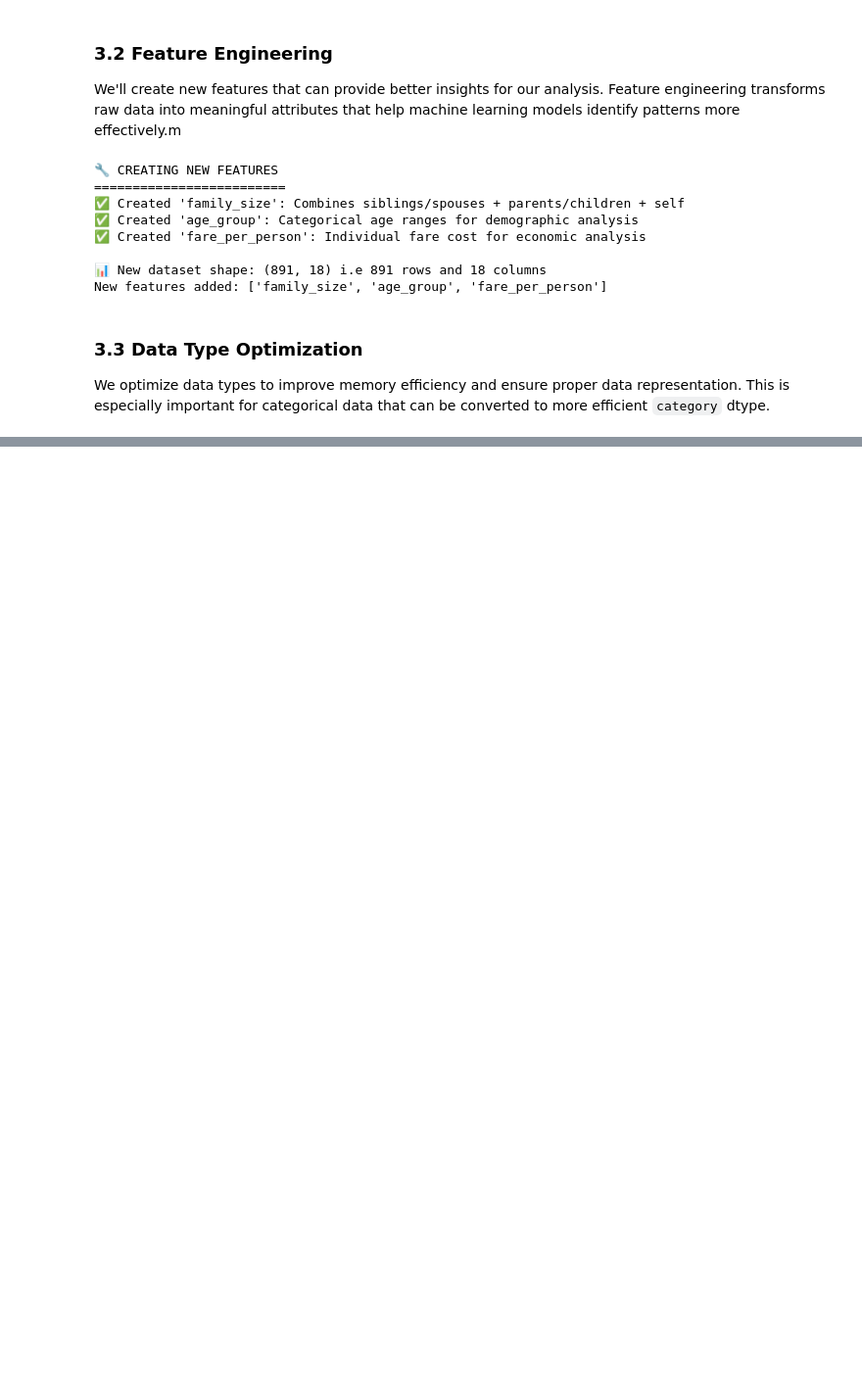
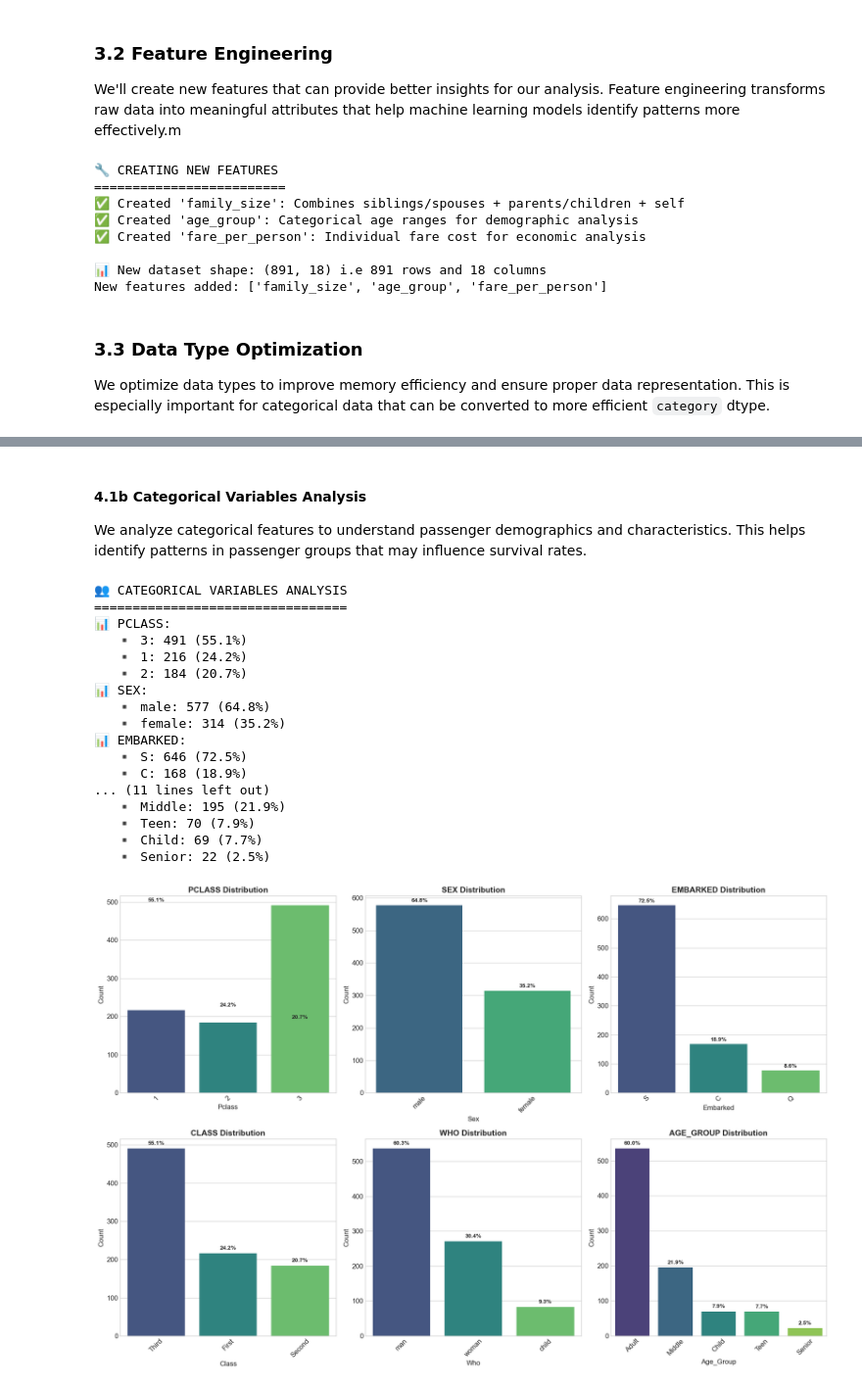
Before and after one commit to profadept/titanic-survival-analysis, a Jupyter notebook: notebooks/titanic-survival-analysis.ipynb, the cells around one changed output, grey strips where cells are left out. Shown at 98% size. Saved outputs shown, nothing was run; the diff lists cells and outputs as text; code cells hidden in the pictures; blank space fills up the shorter version.

```diff
--- a/notebooks/titanic-survival-analysis.ipynb
+++ b/notebooks/titanic-survival-analysis.ipynb
@@ -398,0 +510,56 @@ print(f"🚀 Ready for Exploratory Data Analysis")
+# %% [markdown]
+#### 4.1b Categorical Variables Analysis
+
+We analyze categorical features to understand passenger demographics and characteristics. This helps identify patterns in passenger groups that may influence survival rates.
+# %%
+print("👥 CATEGORICAL VARIABLES ANALYSIS")
+print("=" * 33)
+
+# Select key categorical variables for analysis
+categorical_vars = ['pclass', 'sex', 'embarked', 'class', 'who', 'age_group']
+
+fig, axes = plt.subplots(2, 3, figsize=(18, 12))
+axes = axes.ravel()
+
+for i, var in enumerate(categorical_vars):
+    # Calculate value counts and percentages
+    counts = df[var].value_counts()
+    percentages = df[var].value_counts(normalize=True) * 100
+
+    # Create bar plot
+    sns.countplot(data=df, x=var, ax=axes[i], palette='viridis')
+    axes[i].set_title(f'{var.upper()} Distribution', fontsize=14, fontweight='bold')
+    axes[i].set_xlabel(var.title(), fontsize=12)
+    axes[i].set_ylabel('Count', fontsize=12)
+    axes[i].tick_params(axis='x', rotation=45)
+
+    # Add percentage labels on bars
+    for j, (count, pct) in enumerate(zip(counts, percentages)):
+        axes[i].text(j, count + 10, f'{pct:.1f}%', ha='center', fontweight='bold', fontsize=10)
+
+    print(f"📊 {var.upper()}:")
+    for value, count, pct in zip(counts.index, counts.values, percentages.values):
+        print(f"   ▪️ {value}: {count} ({pct:.1f}%)")
+
+plt.tight_layout()
+plt.savefig('../figures/categorical_distributions.png', dpi=300, bbox_inches='tight')
+plt.show()
+# %% [output]
+👥 CATEGORICAL VARIABLES ANALYSIS
+=================================
+📊 PCLASS:
+   ▪️ 3: 491 (55.1%)
+   ▪️ 1: 216 (24.2%)
+   ▪️ 2: 184 (20.7%)
+📊 SEX:
+   ▪️ male: 577 (64.8%)
+   ▪️ female: 314 (35.2%)
+📊 EMBARKED:
+   ▪️ S: 646 (72.5%)
+   ▪️ C: 168 (18.9%)
+... (11 lines left out)
+   ▪️ Middle: 195 (21.9%)
+   ▪️ Teen: 70 (7.9%)
+   ▪️ Child: 69 (7.7%)
+   ▪️ Senior: 22 (2.5%)
+[figure, added]
```
Also changed, not shown: parts of 17 cells of this notebook.
